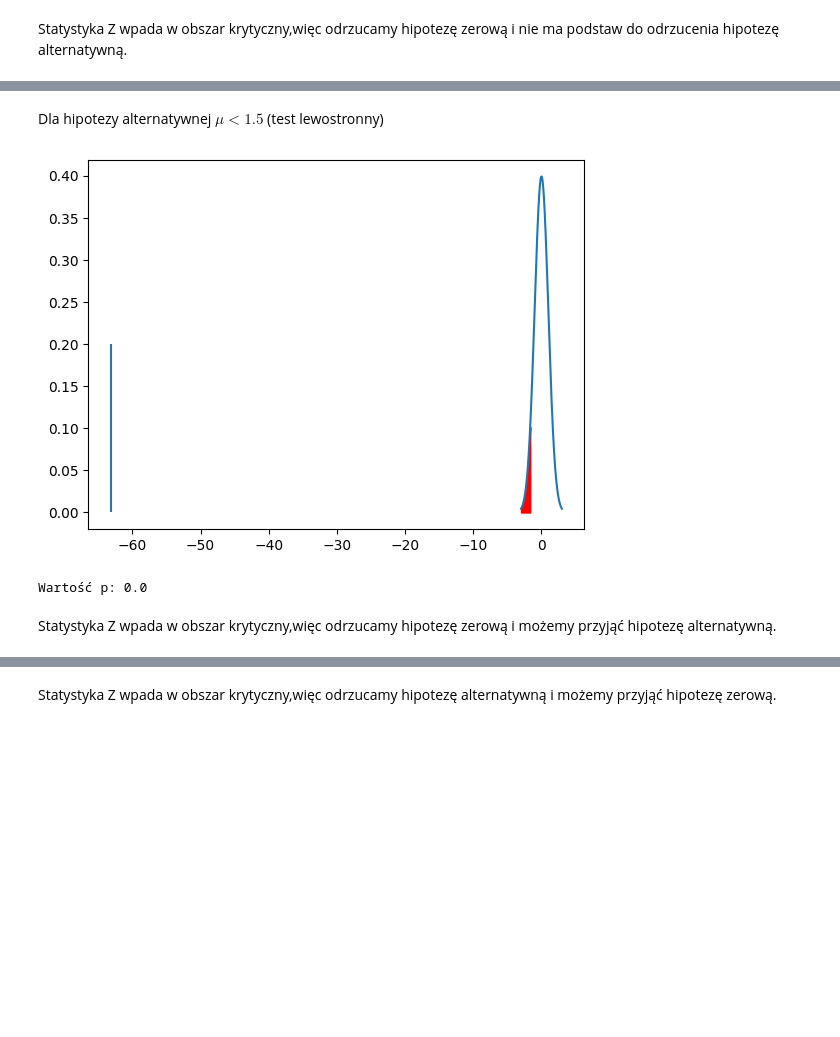
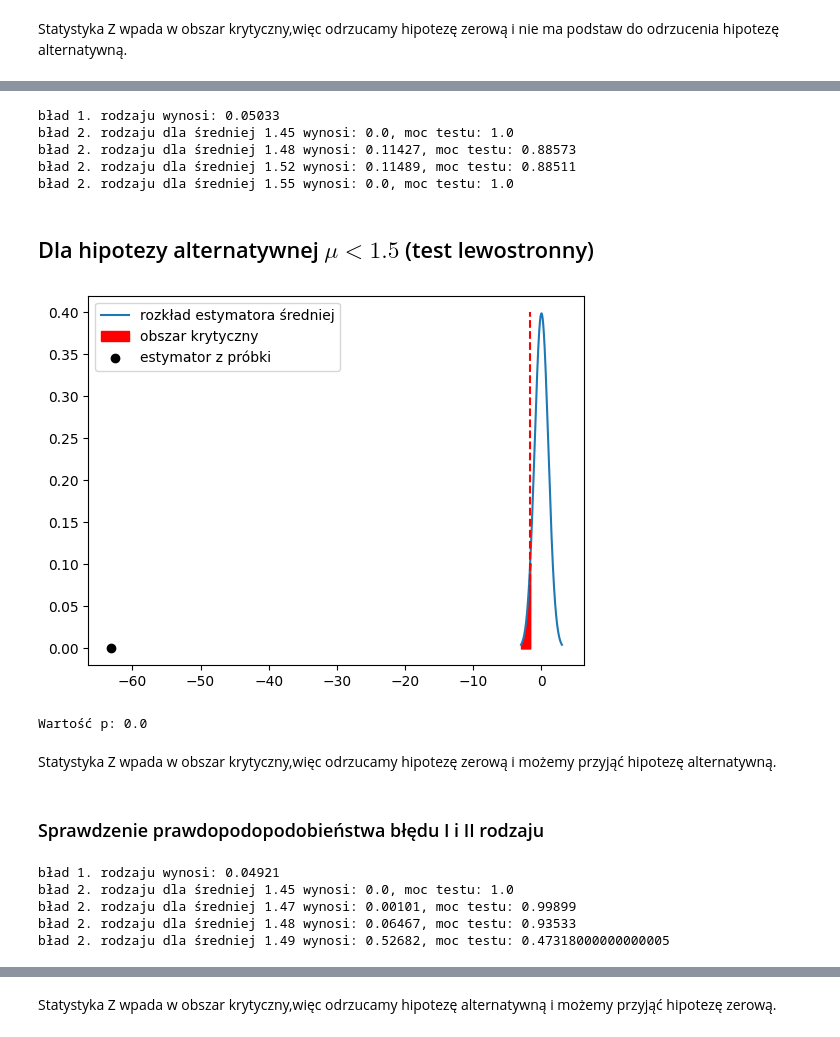
Before and after one commit to JustFren/raport_statystyka, a Jupyter notebook: raport2/raport_2.ipynb, the cells around one changed output, grey strips where cells are left out. Saved outputs shown, nothing was run; the diff lists cells and outputs as text; code cells hidden in the pictures; blank space fills up the shorter version.

```diff
--- a/raport2/raport_2.ipynb
+++ b/raport2/raport_2.ipynb
@@ -53,15 +57,84 @@ Statystyka Z wpada w obszar krytyczny,więc odrzucamy hipotezę zerową i nie ma
+# %%
+M=100_000
+mu=1.5
+sigma=0.2
+alpha=0.05
+N=1000
+acc = 0
+counter=0
+for i in range(M):
+    T=np.random.normal(mu,sigma,N)
+    Z_emp=np.mean(T)-mu
+    Z_emp=Z_emp/((sigma)/(np.sqrt(N)))
+    if -both_crit>Z_emp or Z_emp>both_crit:
+        acc+=1
+print(f"bład 1. rodzaju wynosi: {acc/M}")
+
+
+
+alternatives=[1.45,1.48,1.52,1.55]
+for mean in alternatives:
+    acc = 0
+    counter=0
+    for i in range(M):
+        T=np.random.normal(mean,sigma,N)
+        Z_emp=np.mean(T)-mu
+        Z_emp=Z_emp/((sigma)/(np.sqrt(N)))
+        if -both_crit<Z_emp and Z_emp<both_crit:
+            acc+=1
+    print(f"bład 2. rodzaju dla średniej {mean} wynosi: {acc/M}, moc testu: {1-acc/M}")
+# %% [output]
+bład 1. rodzaju wynosi: 0.05033
+bład 2. rodzaju dla średniej 1.45 wynosi: 0.0, moc testu: 1.0
+bład 2. rodzaju dla średniej 1.48 wynosi: 0.11427, moc testu: 0.88573
+bład 2. rodzaju dla średniej 1.52 wynosi: 0.11489, moc testu: 0.88511
+bład 2. rodzaju dla średniej 1.55 wynosi: 0.0, moc testu: 1.0
 # %% [markdown]
-Dla hipotezy alternatywnej $\mu < 1.5$ (test lewostronny)
+## Dla hipotezy alternatywnej $\mu < 1.5$ (test lewostronny)
 # %%
-plt.plot(t,pdf_draw)
-plt.fill_between(x=t,y1=pdf_draw,where = (t<left_crit),color='r')
-plt.vlines(Z,0,0.2)
+plt.plot(t,pdf_draw,label="rozkład estymatora średniej")
+plt.fill_between(x=t,y1=pdf_draw,where = (t<left_crit),color='r',label="obszar krytyczny")
+plt.vlines([left_crit], ymin=0, ymax=0.4, linestyles="--", color="red")
+plt.scatter(Z, 0, color="black", label="estymator z próbki")
+plt.legend()
 plt.show()
 p_value=scipy.stats.norm.cdf(Z)
 print("Wartość p:",p_value)
 # %% [output]
-[figure, old version]
+[figure, new version]
 Wartość p: 0.0
 # %% [markdown]
 Statystyka Z wpada w obszar krytyczny,więc odrzucamy hipotezę zerową i możemy przyjąć hipotezę alternatywną.
+# %% [markdown]
+### Sprawdzenie prawdopodopodobieństwa błędu I i II rodzaju
+# %%
+acc = 0
+counter=0
+for i in range(M):
+    T=np.random.normal(mu,sigma,N)
+    Z_emp=np.mean(T)-mu
+    Z_emp=Z_emp/((sigma)/(np.sqrt(N)))
+    if left_crit>Z_emp:
+        acc+=1
+print(f"bład 1. rodzaju wynosi: {acc/M}")
+
+
+
+alternatives=[1.45,1.47,1.48,1.49]
+for mean in alternatives:
+    acc = 0
+    counter=0
+    for i in range(M):
+        T=np.random.normal(mean,sigma,N)
+        Z_emp=np.mean(T)-mu
+        Z_emp=Z_emp/((sigma)/(np.sqrt(N)))
+        if left_crit<Z_emp:
+            acc+=1
+    print(f"bład 2. rodzaju dla średniej {mean} wynosi: {acc/M}, moc testu: {1-acc/M}")
+# %% [output]
+bład 1. rodzaju wynosi: 0.04921
+bład 2. rodzaju dla średniej 1.45 wynosi: 0.0, moc testu: 1.0
+bład 2. rodzaju dla średniej 1.47 wynosi: 0.00101, moc testu: 0.99899
+bład 2. rodzaju dla średniej 1.48 wynosi: 0.06467, moc testu: 0.93533
+bład 2. rodzaju dla średniej 1.49 wynosi: 0.52682, moc testu: 0.47318000000000005
 # %% [markdown]
```
Also changed, not shown: parts of 16 cells of this notebook.
